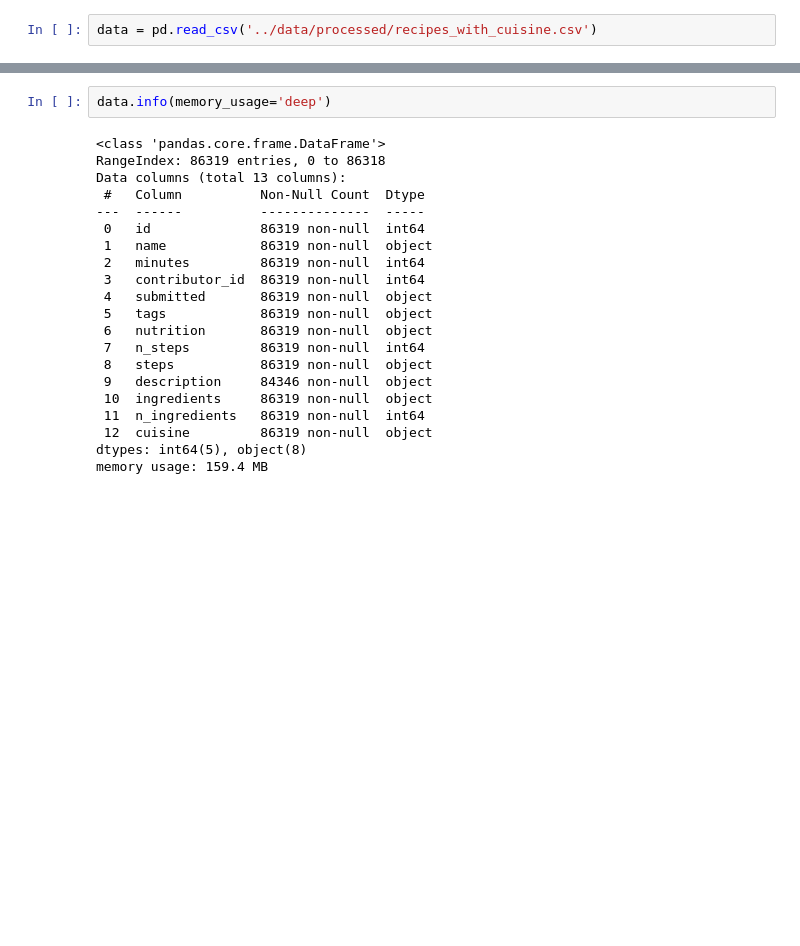
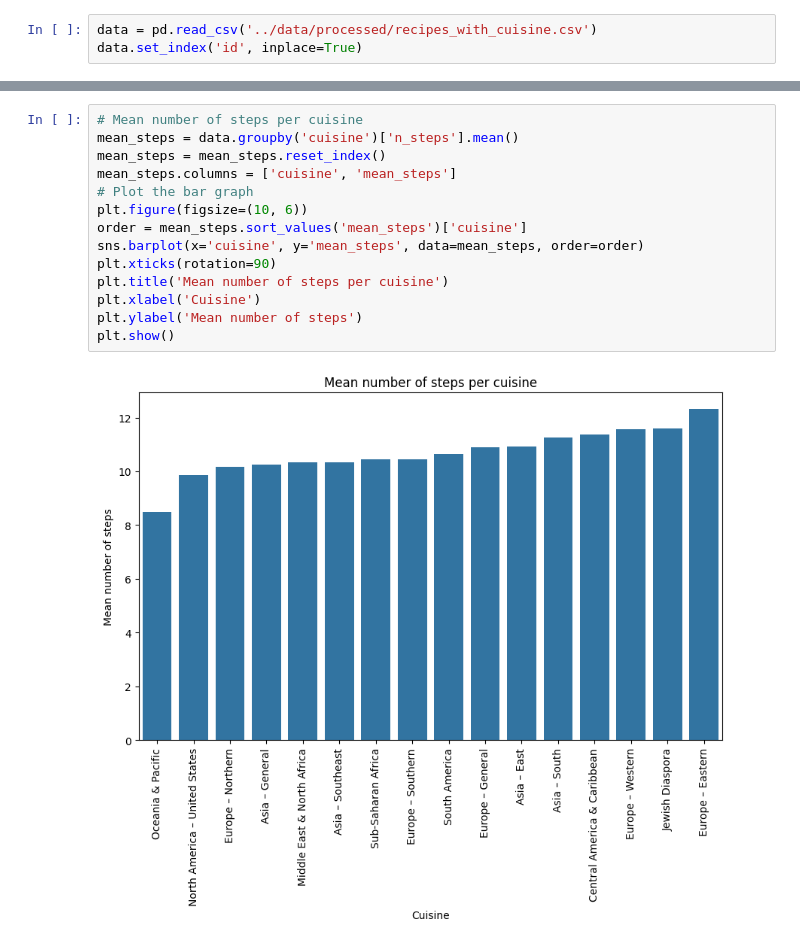
Before and after one commit to milik0/recipe-nlp, a Jupyter notebook: notebooks/dataset_cuisine.ipynb, the cells around one changed output, grey strips where cells are left out. Drawn from its saved outputs; the diff is of its cells as text; blank space fills up the shorter version.

Commit message:
feat: graph for n_steps & n_ingredients

```diff
--- a/notebooks/dataset_cuisine.ipynb
+++ b/notebooks/dataset_cuisine.ipynb
@@ -4,2 +11,3 @@ import numpy as np
 # %%
 data = pd.read_csv('../data/processed/recipes_with_cuisine.csv')
+data.set_index('id', inplace=True)
@@ -6,23 +63,16 @@ data = pd.read_csv('../data/processed/recipes_with_cuisine.csv')
 # %%
-data.info(memory_usage='deep')
+# Mean number of steps per cuisine
+mean_steps = data.groupby('cuisine')['n_steps'].mean()
+mean_steps = mean_steps.reset_index()
+mean_steps.columns = ['cuisine', 'mean_steps']
+# Plot the bar graph
+plt.figure(figsize=(10, 6))
+order = mean_steps.sort_values('mean_steps')['cuisine']
+sns.barplot(x='cuisine', y='mean_steps', data=mean_steps, order=order)
+plt.xticks(rotation=90)
+plt.title('Mean number of steps per cuisine')
+plt.xlabel('Cuisine')
+plt.ylabel('Mean number of steps')
+plt.show()
 # %% [output]
-<class 'pandas.core.frame.DataFrame'>
-RangeIndex: 86319 entries, 0 to 86318
-Data columns (total 13 columns):
- #   Column          Non-Null Count  Dtype
----  ------          --------------  -----
- 0   id              86319 non-null  int64
- 1   name            86319 non-null  object
- 2   minutes         86319 non-null  int64
- 3   contributor_id  86319 non-null  int64
- 4   submitted       86319 non-null  object
- 5   tags            86319 non-null  object
- 6   nutrition       86319 non-null  object
- 7   n_steps         86319 non-null  int64
- 8   steps           86319 non-null  object
- 9   description     84346 non-null  object
- 10  ingredients     86319 non-null  object
- 11  n_ingredients   86319 non-null  int64
- 12  cuisine         86319 non-null  object
-dtypes: int64(5), object(8)
-memory usage: 159.4 MB
+[figure, added]
```
Also changed, not shown: parts of 15 cells of this notebook, 4 other files.
